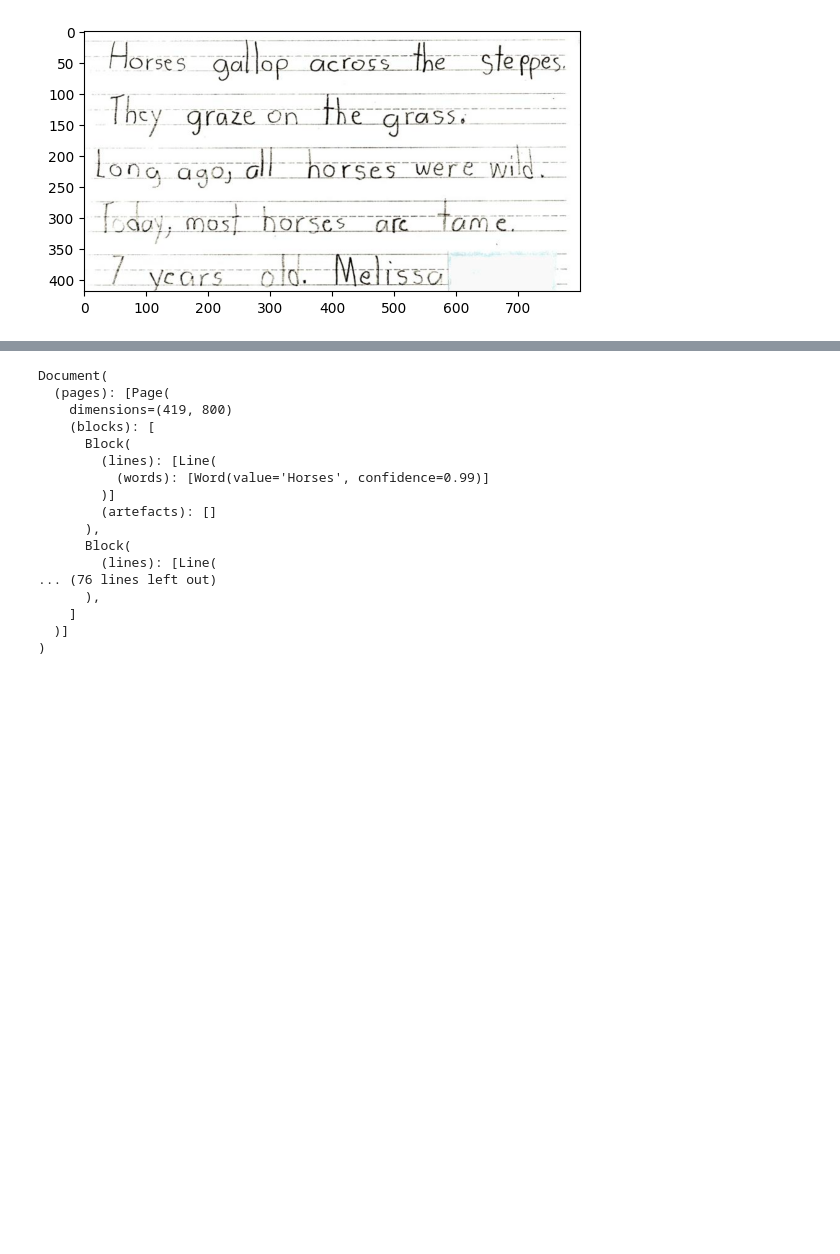
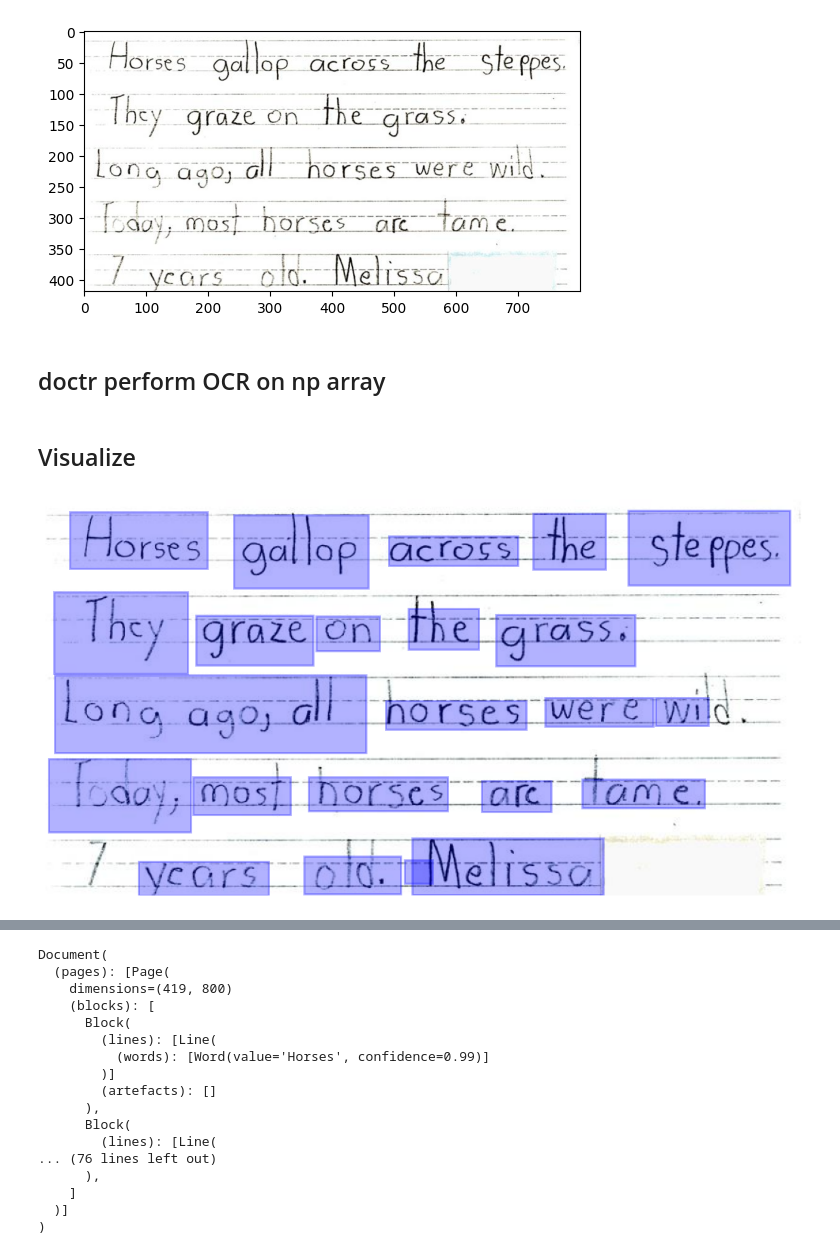
Before and after one commit to Hugloss/CookbookPyCode, a Jupyter notebook: image_processing/img_03_orc_doctr.ipynb, the cells around one changed output, grey strips where cells are left out. Saved outputs shown, nothing was run; the diff lists cells and outputs as text; code cells hidden in the pictures; blank space fills up the shorter version.

Commit message:
fixed so both path and image is working

```diff
--- a/image_processing/img_03_orc_doctr.ipynb
+++ b/image_processing/img_03_orc_doctr.ipynb
@@ -32,0 +26,6 @@ doc = DocumentFile.from_images(img_path)
+# %% [markdown]
+## doctr perform OCR on np array
+# %%
+# OCR from image path
+doc = DocumentFile.from_images(img_path)
+res_doc = model(doc)
@@ -32,0 +35,7 @@ doc = DocumentFile.from_images(img_path)
+# %% [markdown]
+## Visualize
+# %%
+visualize_page(res_doc.pages[0].export(), doc[0])
+plt.show()
+# %% [output]
+[figure, added]
```
Also changed, not shown: parts of 16 cells of this notebook.
